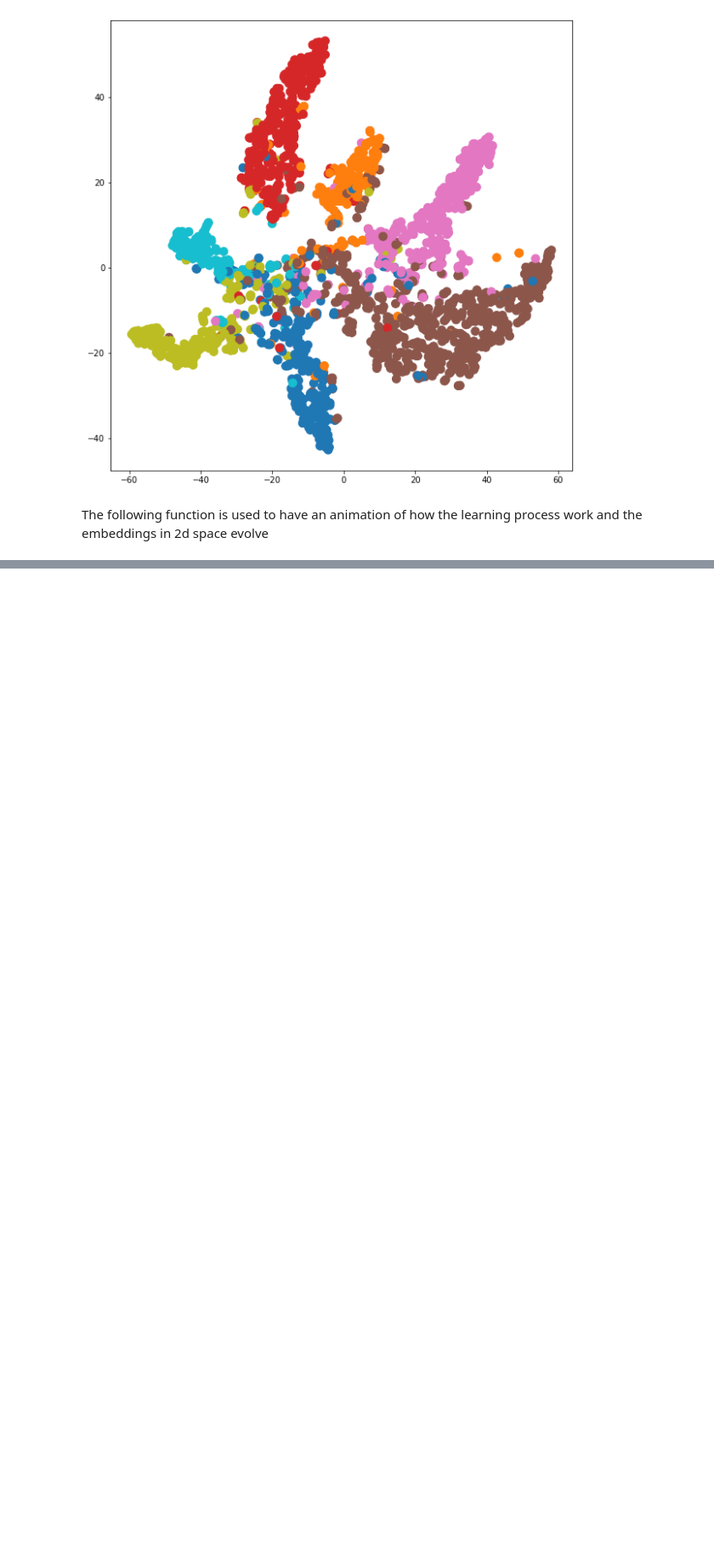
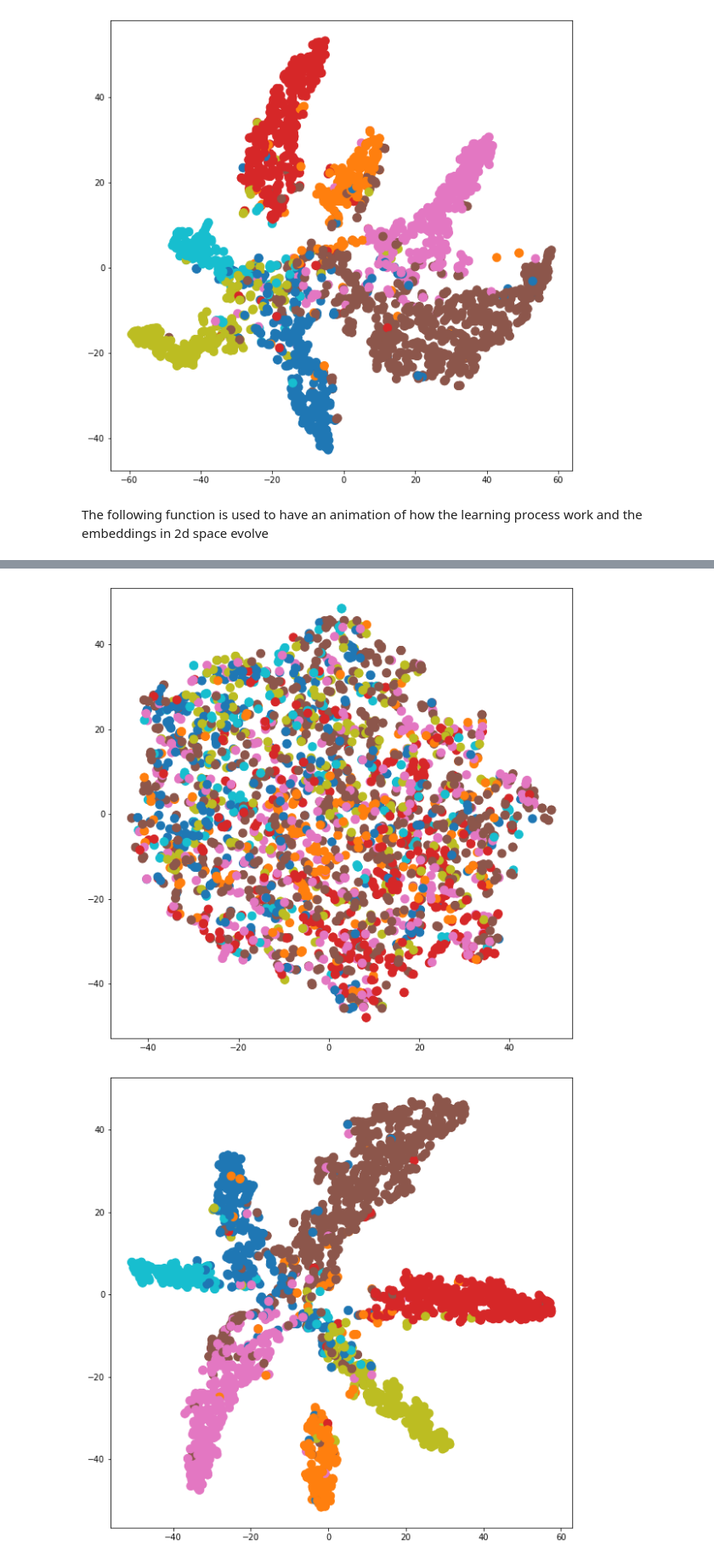
Before and after one commit to urbinaticri/GraphNeuralNetworks, a Jupyter notebook: Graph_Node_Classification.ipynb, the cells around one changed output, grey strips where cells are left out. Shown at 85% size. Drawn from its saved outputs; the diff is of its cells as text; code cells hidden in the pictures; blank space fills up the shorter version.

```diff
--- a/Graph_Node_Classification.ipynb
+++ b/Graph_Node_Classification.ipynb
@@ -491,0 +494,6 @@ anim.save('embeddings.gif', writer=gif_writer)
+# %%
+HIDDEN_DIM = 16
+OUTPUT_DIM = dataset.num_classes
+DROPOUT = 0.3
+EPOCHS = 100
+NTRIALS = 10
@@ -491,0 +531,4 @@ anim.save('embeddings.gif', writer=gif_writer)
+# %%
+#criterion = torch.nn.CrossEntropyLoss()
+criterion = torch.nn.NLLLoss()
+optimizer = torch.optim.Adam(model.parameters(), lr=0.01, weight_decay=1e-5)
@@ -491,0 +560,16 @@ anim.save('embeddings.gif', writer=gif_writer)
+# %%
+def plot_embedding2D(h, color=data.y, size=100):
+    h = h.detach().numpy()
+    h = TSNE(n_components=2, perplexity=30, n_iter=500, verbose=False).fit_transform(h)
+    fig = plt.figure(figsize=(10, 10))
+    plt.set_cmap("tab10")
+    plt.scatter(h[:, 0], h[:, 1], c=color, s=size)
+    plt.show()
+
+# Embedding beore training
+plot_embedding2D(best_model_embedding[0])
+# Embedding after training
+plot_embedding2D(best_model_embedding[-1])
+# %% [output]
+[figure, added]
+[figure, added]
```
Also changed, not shown: parts of 10 cells of this notebook.
